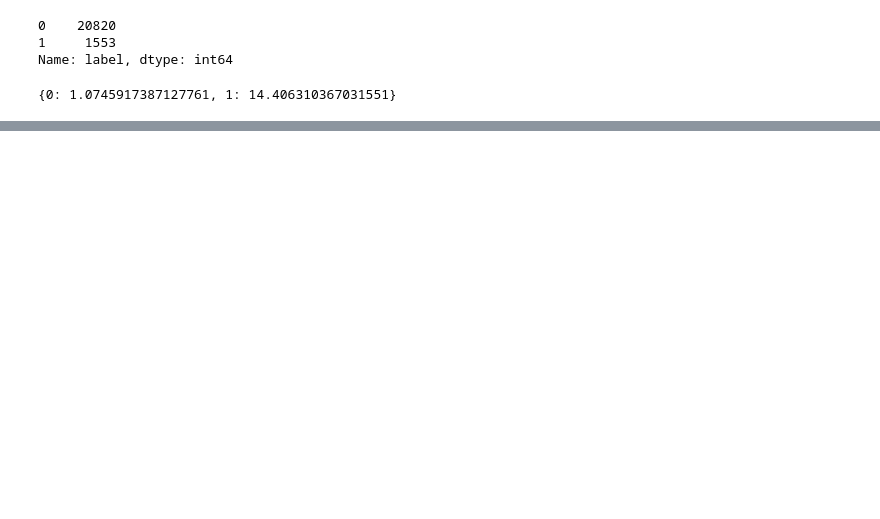
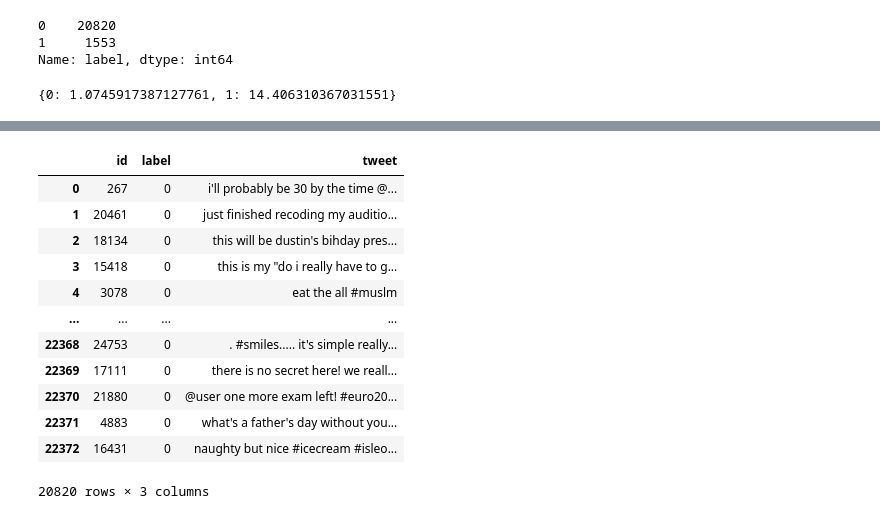
Before and after one commit to bapvillamil/word_embeddings, a Jupyter notebook: word_embeddings.ipynb, the cells around one changed output, grey strips where cells are left out. Drawn from its saved outputs; the diff is of its cells as text; code cells hidden in the pictures; blank space fills up the shorter version.

```diff
--- a/word_embeddings.ipynb
+++ b/word_embeddings.ipynb
@@ -341,0 +337,17 @@ weighted avg       0.94      0.90      0.91      4795
+# %%
+positive_tweet = train_df[train_df['label'] == 0]
+positive_tweet
+# %% [output]
+|  | id | label | tweet |
+| 0 | 267 | 0 | i'll probably be 30 by the time @... |
+| 1 | 20461 | 0 | just finished recoding my auditio... |
+| 2 | 18134 | 0 | this will be dustin's bihday pres... |
+| 3 | 15418 | 0 | this is my "do i really have to g... |
+| 4 | 3078 | 0 | eat the all #muslm |
+| ... | ... | ... | ... |
+| 22368 | 24753 | 0 | . #smiles..... it's simple really... |
+| 22369 | 17111 | 0 | there is no secret here! we reall... |
+| 22370 | 21880 | 0 | @user one more exam left! #euro20... |
+| 22371 | 4883 | 0 | what's a father's day without you... |
+| 22372 | 16431 | 0 | naughty but nice #icecream #isleo... |
+20820 rows × 3 columns
```
Also changed, not shown: parts of 8 cells of this notebook, 6 other files.
